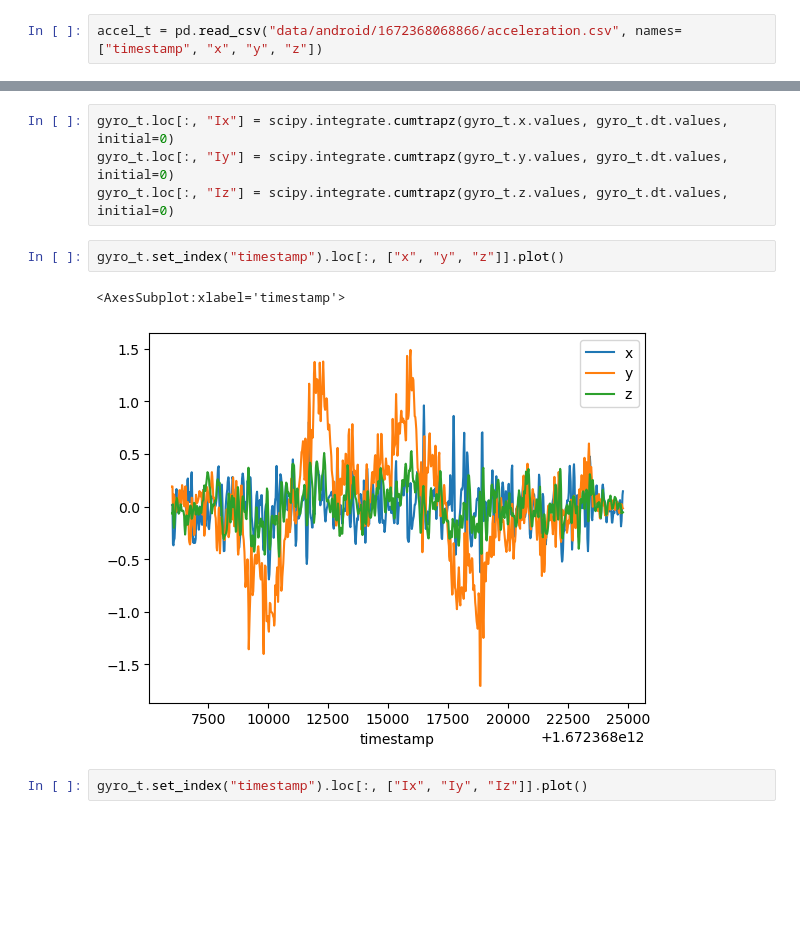
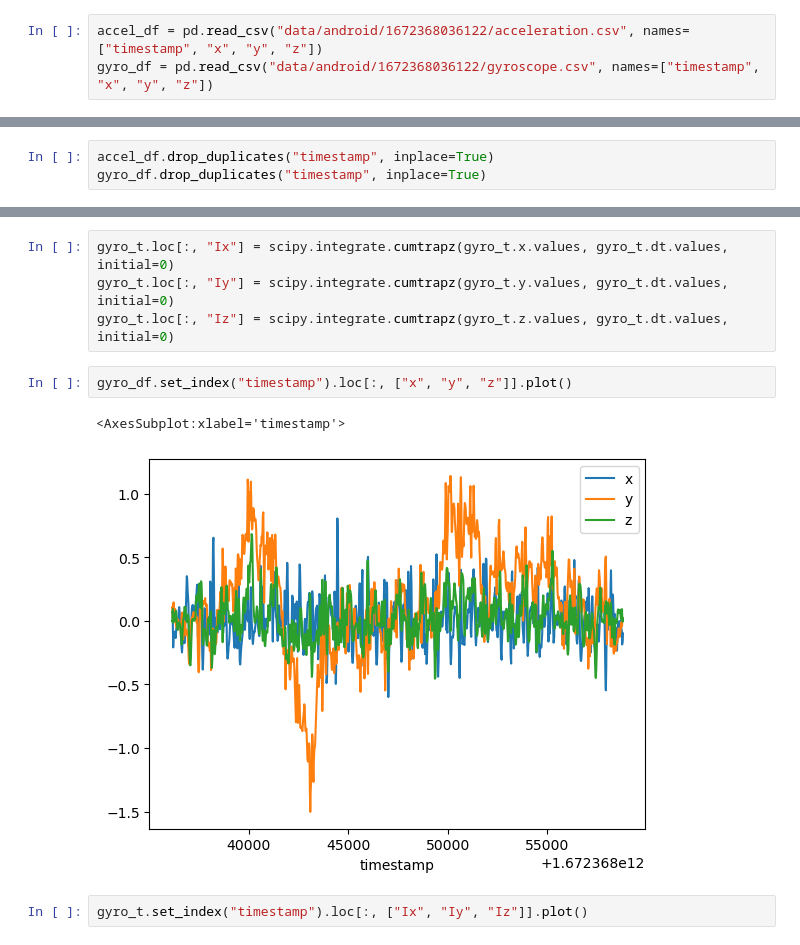
Before and after one commit to localization-as-a-service/local-registration, a Jupyter notebook: imu_trajectory_estimation.ipynb, the cells around one changed output, grey strips where cells are left out. Cells and saved outputs as stored; diff of their text form; blank space fills up the shorter version.

```diff
--- a/imu_trajectory_estimation.ipynb
+++ b/imu_trajectory_estimation.ipynb
@@ -277,4 +227,5 @@ Total distance: 20.0
 # %% [markdown]
 Linear acceleration from Android API
 # %%
-accel_t = pd.read_csv("data/android/1672368068866/acceleration.csv", names=["timestamp", "x", "y", "z"])
+accel_df = pd.read_csv("data/android/1672368036122/acceleration.csv", names=["timestamp", "x", "y", "z"])
+gyro_df = pd.read_csv("data/android/1672368036122/gyroscope.csv", names=["timestamp", "x", "y", "z"])
@@ -296,0 +232,3 @@ accel_t.loc[:, "I2z"] = scipy.integrate.cumtrapz(accel_t.Iz.values, accel_t.dt.v
+# %%
+accel_df.drop_duplicates("timestamp", inplace=True)
+gyro_df.drop_duplicates("timestamp", inplace=True)
@@ -338,10 +317,10 @@ gyro_t.loc[:, "Ix"] = scipy.integrate.cumtrapz(gyro_t.x.values, gyro_t.dt.values
 gyro_t.loc[:, "Iy"] = scipy.integrate.cumtrapz(gyro_t.y.values, gyro_t.dt.values, initial=0)
 gyro_t.loc[:, "Iz"] = scipy.integrate.cumtrapz(gyro_t.z.values, gyro_t.dt.values, initial=0)
 # %%
-gyro_t.set_index("timestamp").loc[:, ["x", "y", "z"]].plot()
+gyro_df.set_index("timestamp").loc[:, ["x", "y", "z"]].plot()
 # %% [output]
 <AxesSubplot:xlabel='timestamp'>
-[figure, old version]
+[figure, new version]
 # %%
 gyro_t.set_index("timestamp").loc[:, ["Ix", "Iy", "Iz"]].plot()
 # %% [output]
```
Also changed, not shown: parts of 29 cells of this notebook.
